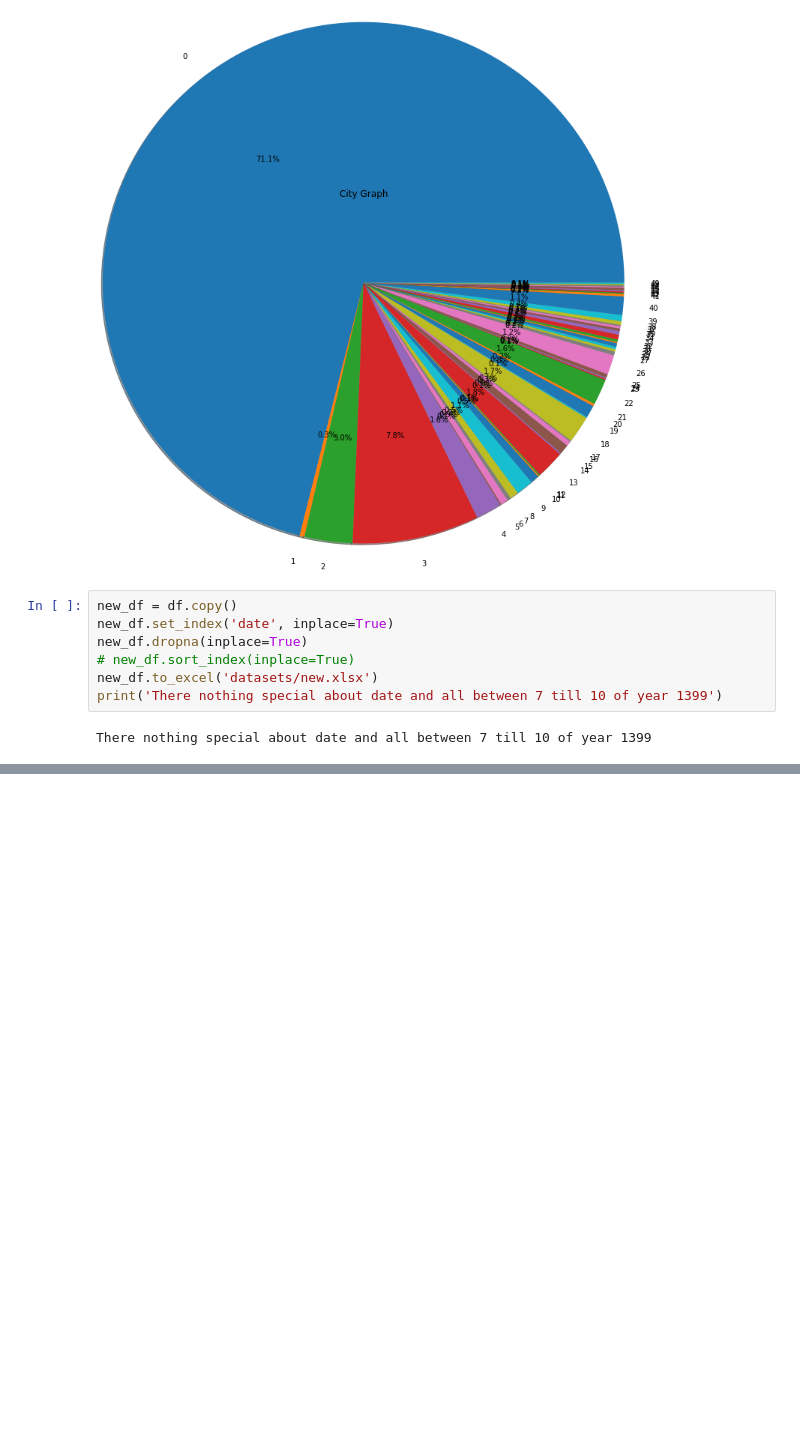
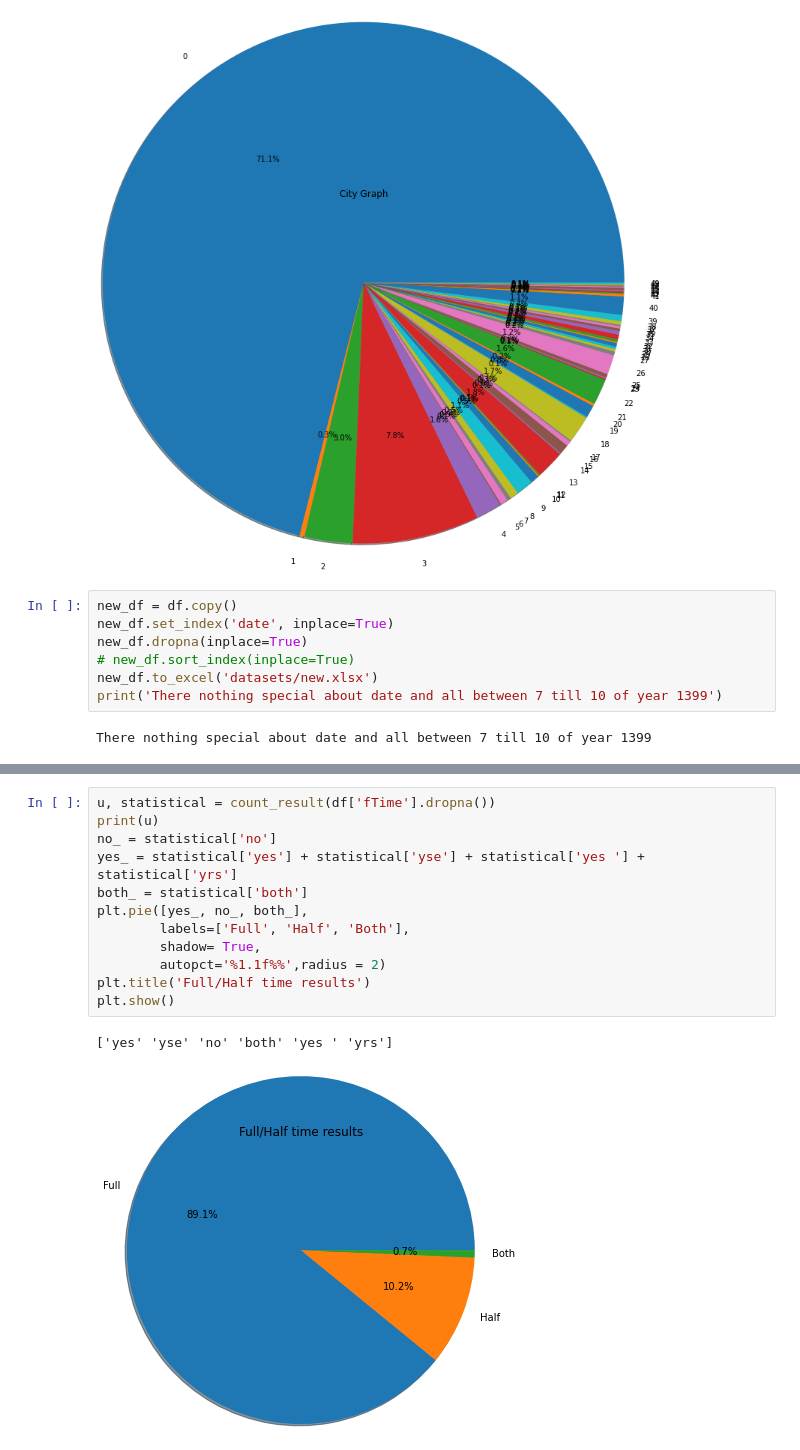
Before and after one commit to AmirCM/FIT_Final_Project, a Jupyter notebook: FIT.ipynb, the cells around one changed output, grey strips where cells are left out. Drawn from its saved outputs; the diff is of its cells as text; blank space fills up the shorter version.

```diff
--- a/FIT.ipynb
+++ b/FIT.ipynb
@@ -119,0 +137,15 @@ plt.show()
+# %%
+u, statistical = count_result(df['fTime'].dropna())
+print(u)
+no_ = statistical['no']
+yes_ = statistical['yes'] + statistical['yse'] + statistical['yes '] + statistical['yrs']
+both_ = statistical['both']
+plt.pie([yes_, no_, both_],
+        labels=['Full', 'Half', 'Both'],
+        shadow= True,
+        autopct='%1.1f%%',radius = 2)
+plt.title('Full/Half time results')
+plt.show()
+# %% [output]
+['yes' 'yse' 'no' 'both' 'yes ' 'yrs']
+[figure, added]
```
Also changed, not shown: parts of 7 cells of this notebook.
